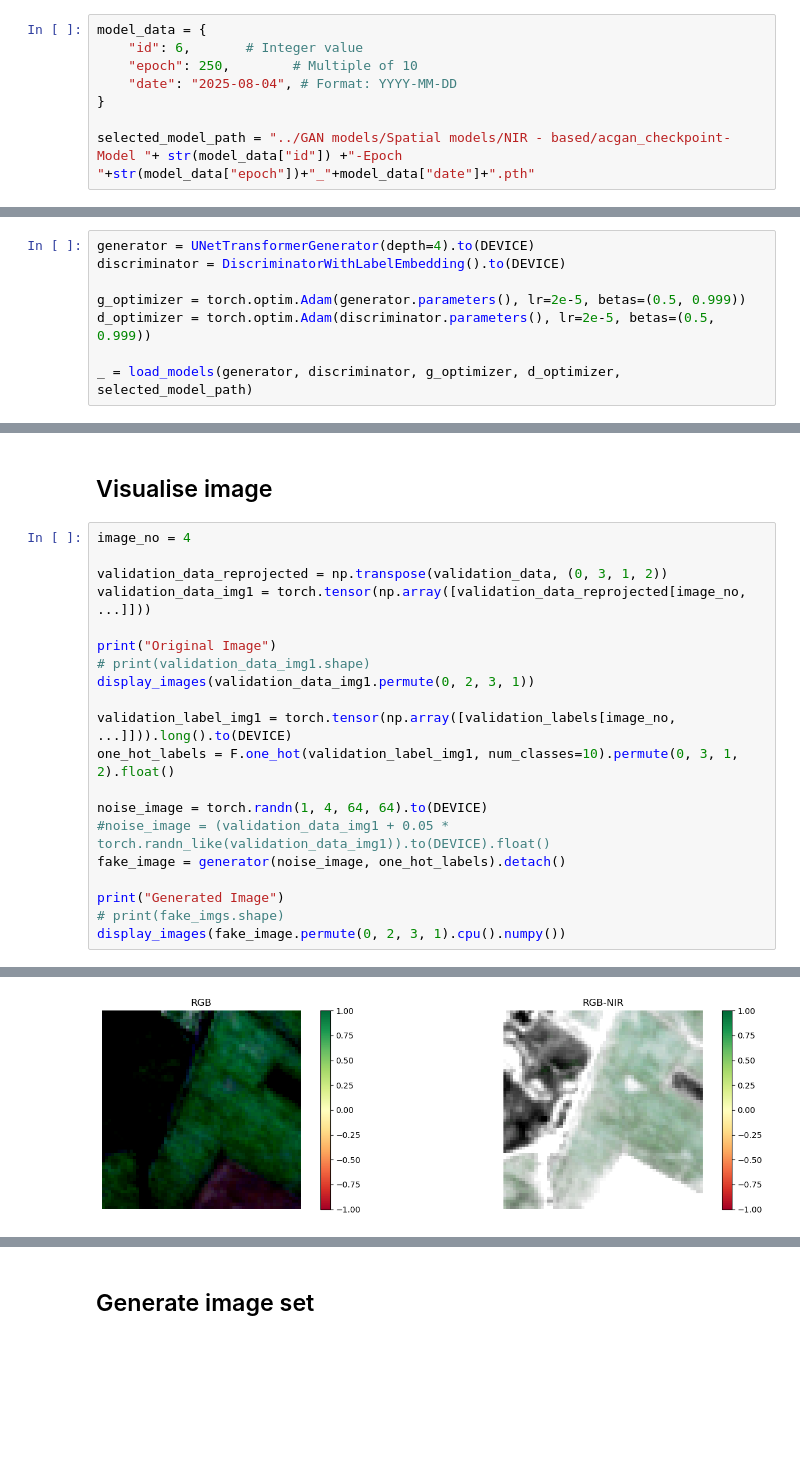
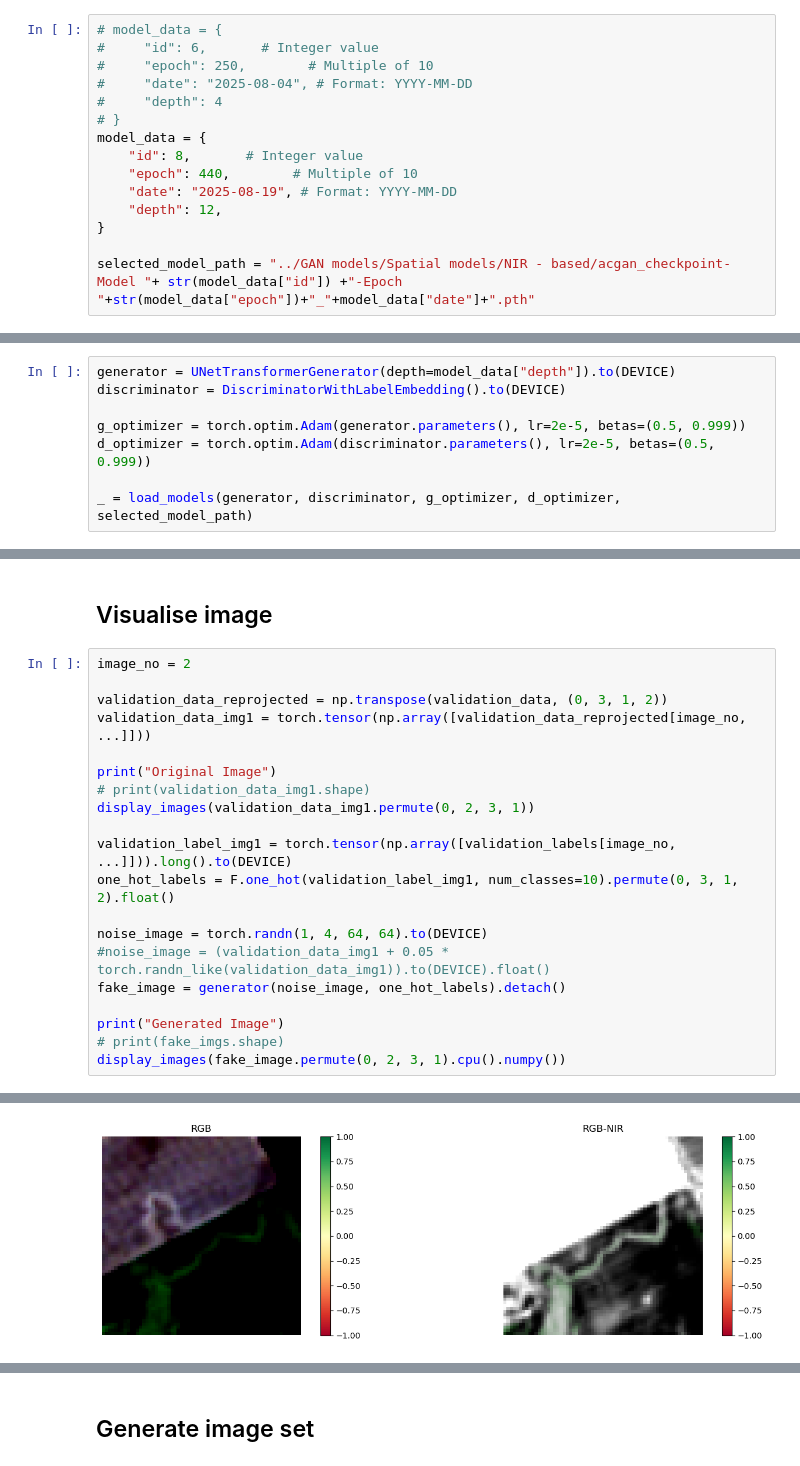
Before and after one commit to Suhaas0079/Farmland-Classification-using-Remote-Sensing, a Jupyter notebook: Notebooks/Spatial GAN - NIR.ipynb, the cells around one changed output, grey strips where cells are left out. Saved outputs shown, nothing was run; the diff lists cells and outputs as text; blank space fills up the shorter version.

```diff
--- a/Notebooks/Spatial GAN - NIR.ipynb
+++ b/Notebooks/Spatial GAN - NIR.ipynb
@@ -572,17 +571,24 @@ NameError: name 'losses_g' is not defined
 # %% [markdown]
 ## Model Data
 # %%
+# model_data = {
+#     "id": 6,       # Integer value
+#     "epoch": 250,        # Multiple of 10
+#     "date": "2025-08-04", # Format: YYYY-MM-DD
+#     "depth": 4
+# }
 model_data = {
-    "id": 6,       # Integer value
-    "epoch": 250,        # Multiple of 10
-    "date": "2025-08-04", # Format: YYYY-MM-DD
+    "id": 8,       # Integer value
+    "epoch": 440,        # Multiple of 10
+    "date": "2025-08-19", # Format: YYYY-MM-DD
+    "depth": 12,
 }
 
 selected_model_path = "../GAN models/Spatial models/NIR - based/acgan_checkpoint-Model "+ str(model_data["id"]) +"-Epoch "+str(model_data["epoch"])+"_"+model_data["date"]+".pth"
 # %% [markdown]
 ## Load model
 # %%
-generator = UNetTransformerGenerator(depth=4).to(DEVICE)
+generator = UNetTransformerGenerator(depth=model_data["depth"]).to(DEVICE)
 discriminator = DiscriminatorWithLabelEmbedding().to(DEVICE)
 
 g_optimizer = torch.optim.Adam(generator.parameters(), lr=2e-5, betas=(0.5, 0.999))
@@ -594,7 +600,7 @@ Models loaded from ../GAN models/Spatial models/NIR - based/acgan_checkpoint-Mod
 # %% [markdown]
 ## Visualise image
 # %%
-image_no = 4
+image_no = 2
 
 validation_data_reprojected = np.transpose(validation_data, (0, 3, 1, 2))
 validation_data_img1 = torch.tensor(np.array([validation_data_reprojected[image_no, ...]]))
@@ -619,2 +625,2 @@ Clipping input data to the valid range for imshow with RGB data ([0..1] for floa
 Original Image
-[figure, old version]
+[figure, new version]
```
Also changed, not shown: parts of 12 cells of this notebook, 1 other file.
